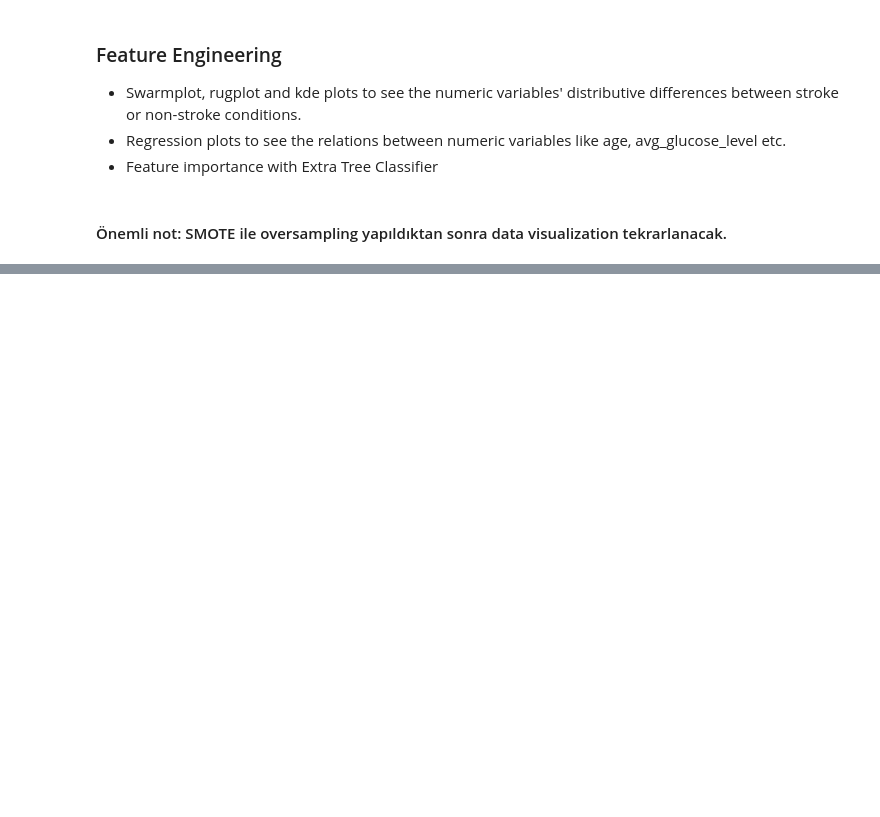
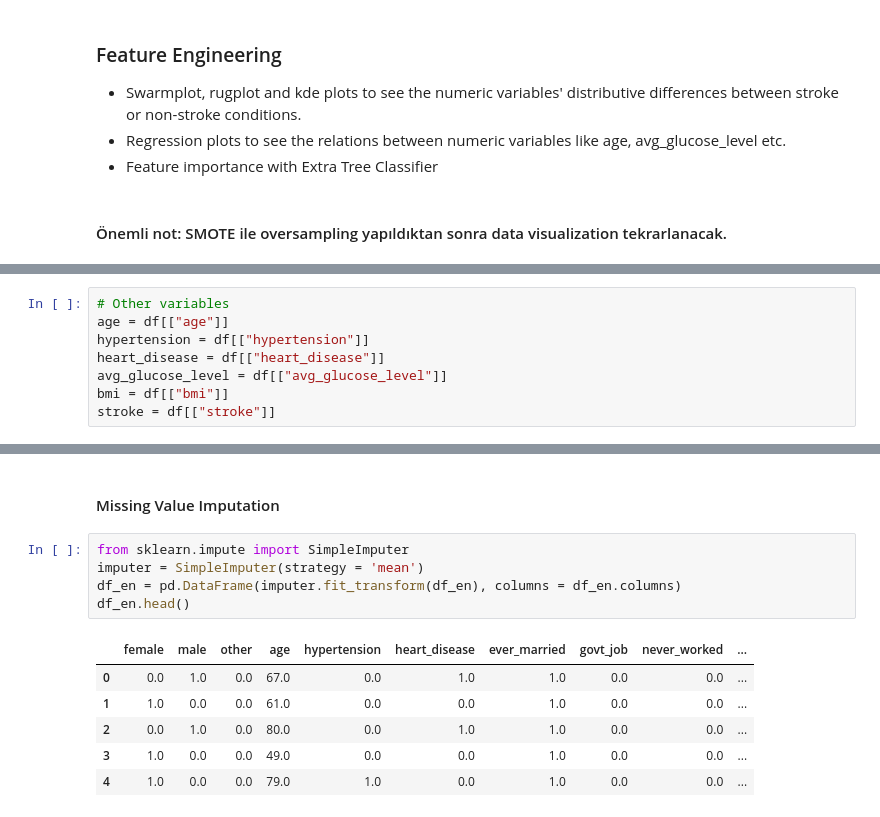
Before and after one commit to emreustundag1618/ML-projects, a Jupyter notebook: stroke-classification/stroke-classification.ipynb, the cells around one changed output, grey strips where cells are left out. Cells and saved outputs as stored; diff of their text form; blank space fills up the shorter version.

```diff
--- a/stroke-classification/stroke-classification.ipynb
+++ b/stroke-classification/stroke-classification.ipynb
@@ -163,0 +181,8 @@ sns.heatmap(df.corr(), annot = True, cmap = 'crest')
+# %%
+# Other variables
+age = df[["age"]]
+hypertension = df[["hypertension"]]
+heart_disease = df[["heart_disease"]]
+avg_glucose_level = df[["avg_glucose_level"]]
+bmi = df[["bmi"]]
+stroke = df[["stroke"]]
@@ -163,0 +235,14 @@ sns.heatmap(df.corr(), annot = True, cmap = 'crest')
+# %% [markdown]
+#### Missing Value Imputation
+# %%
+from sklearn.impute import SimpleImputer
+imputer = SimpleImputer(strategy = 'mean')
+df_en = pd.DataFrame(imputer.fit_transform(df_en), columns = df_en.columns)
+df_en.head()
+# %% [output]
+|  | female | male | other | age | hypertension | heart_disease | ever_married | govt_job | never_worked | ... |
+| 0 | 0.0 | 1.0 | 0.0 | 67.0 | 0.0 | 1.0 | 1.0 | 0.0 | 0.0 | ... |
+| 1 | 1.0 | 0.0 | 0.0 | 61.0 | 0.0 | 0.0 | 1.0 | 0.0 | 0.0 | ... |
+| 2 | 0.0 | 1.0 | 0.0 | 80.0 | 0.0 | 1.0 | 1.0 | 0.0 | 0.0 | ... |
+| 3 | 1.0 | 0.0 | 0.0 | 49.0 | 0.0 | 0.0 | 1.0 | 0.0 | 0.0 | ... |
+| 4 | 1.0 | 0.0 | 0.0 | 79.0 | 1.0 | 0.0 | 1.0 | 0.0 | 0.0 | ... |
```
Also changed, not shown: parts of 17 cells of this notebook.
